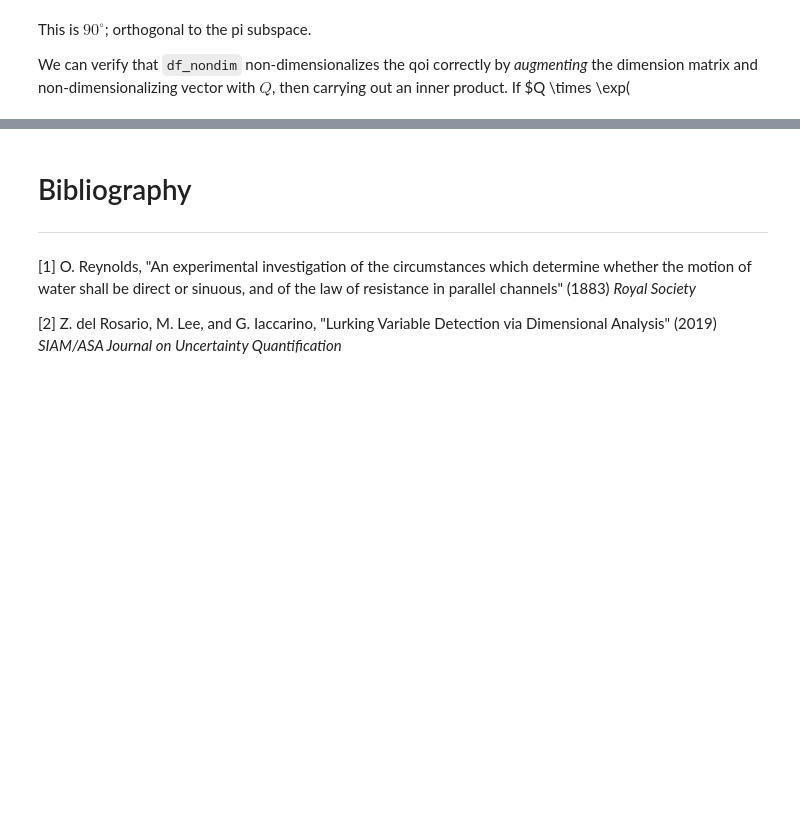
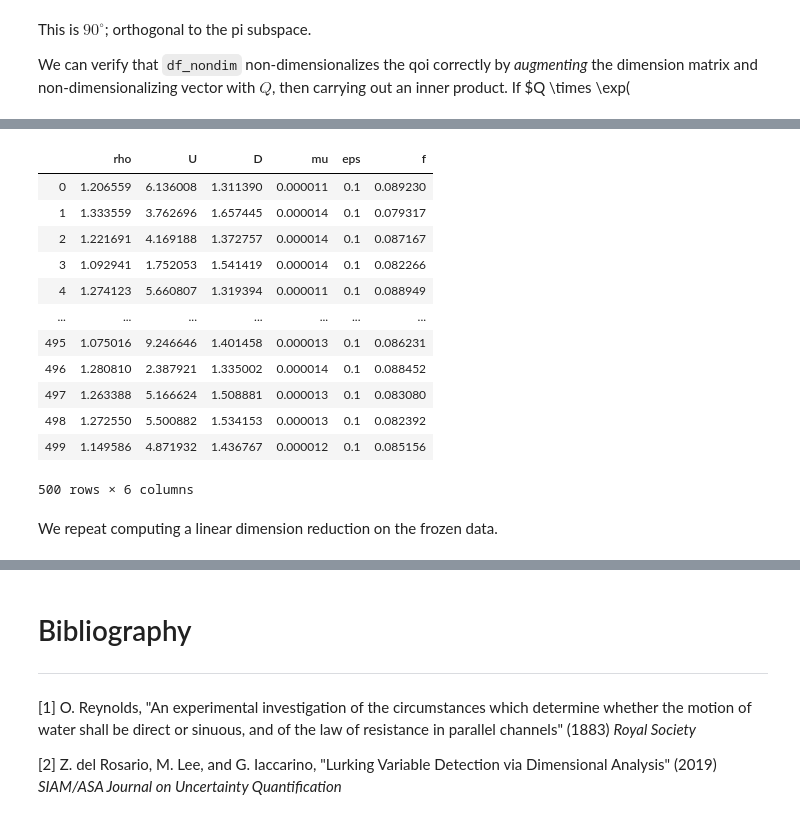
Before and after one commit to zdelrosario/pybuck, a Jupyter notebook: examples/quick_demo.ipynb, the cells around one changed output, grey strips where cells are left out. Drawn from its saved outputs; the diff is of its cells as text; code cells hidden in the pictures; blank space fills up the shorter version.

```diff
--- a/examples/quick_demo.ipynb
+++ b/examples/quick_demo.ipynb
@@ -144,0 +274,32 @@ inner(df_dim_ext, df_nondim_ext)
+# %%
+## Generate frozen-eps data
+Fp_all = np.zeros(n_data)
+Qp_all = Q_all
+Qp_all[:, 4] = [0.1] * n_data
+
+for i in range(n_data):
+    Fp_all[i] = fcn(Qp_all[i])
+
+df_frz = pd.DataFrame(
+    data=Qp_all,
+    index=range(n_data),
+    columns=Q_names
+)
+df_frz["f"] = Fp_all
+df_frz
+# %% [output]
+|  | rho | U | D | mu | eps | f |
+| 0 | 1.206559 | 6.136008 | 1.311390 | 0.000011 | 0.1 | 0.089230 |
+| 1 | 1.333559 | 3.762696 | 1.657445 | 0.000014 | 0.1 | 0.079317 |
+| 2 | 1.221691 | 4.169188 | 1.372757 | 0.000014 | 0.1 | 0.087167 |
+| 3 | 1.092941 | 1.752053 | 1.541419 | 0.000014 | 0.1 | 0.082266 |
+| 4 | 1.274123 | 5.660807 | 1.319394 | 0.000011 | 0.1 | 0.088949 |
+| ... | ... | ... | ... | ... | ... | ... |
+| 495 | 1.075016 | 9.246646 | 1.401458 | 0.000013 | 0.1 | 0.086231 |
+| 496 | 1.280810 | 2.387921 | 1.335002 | 0.000014 | 0.1 | 0.088452 |
+| 497 | 1.263388 | 5.166624 | 1.508881 | 0.000013 | 0.1 | 0.083080 |
+| 498 | 1.272550 | 5.500882 | 1.534153 | 0.000013 | 0.1 | 0.082392 |
+| 499 | 1.149586 | 4.871932 | 1.436767 | 0.000012 | 0.1 | 0.085156 |
+500 rows × 6 columns
+# %% [markdown]
+We repeat computing a linear dimension reduction on the frozen data.
```
Also changed, not shown: parts of 25 cells of this notebook, 1 other file.
